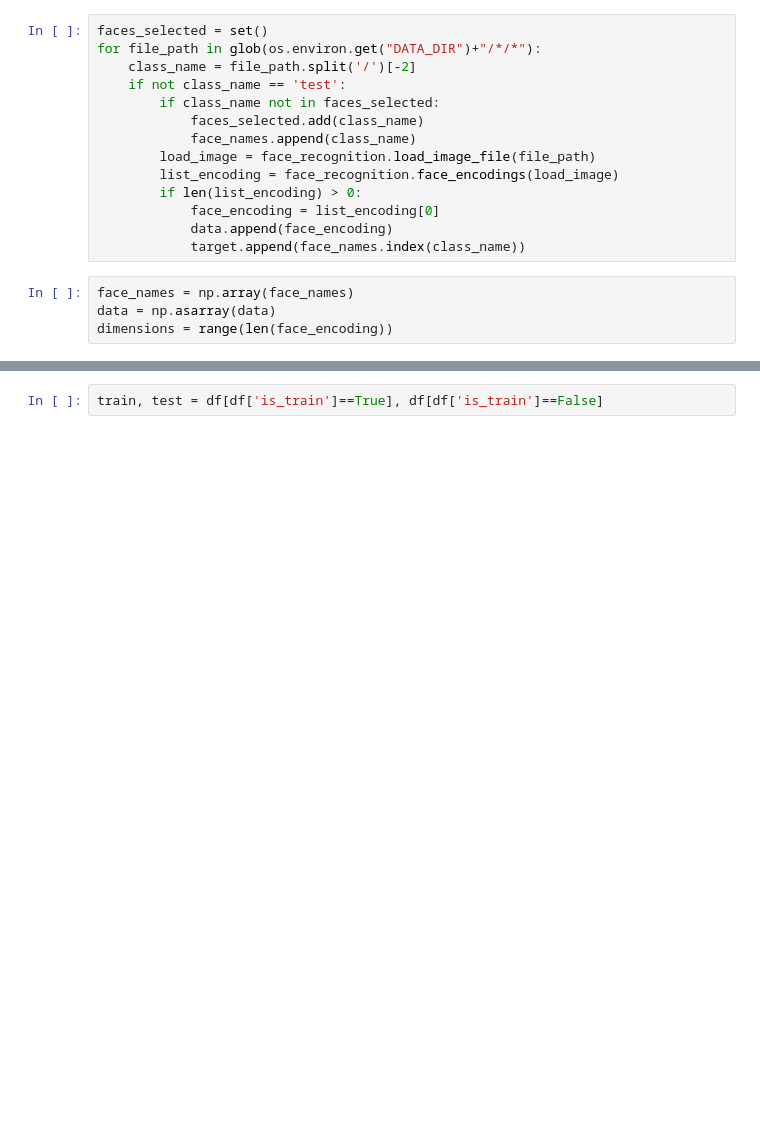
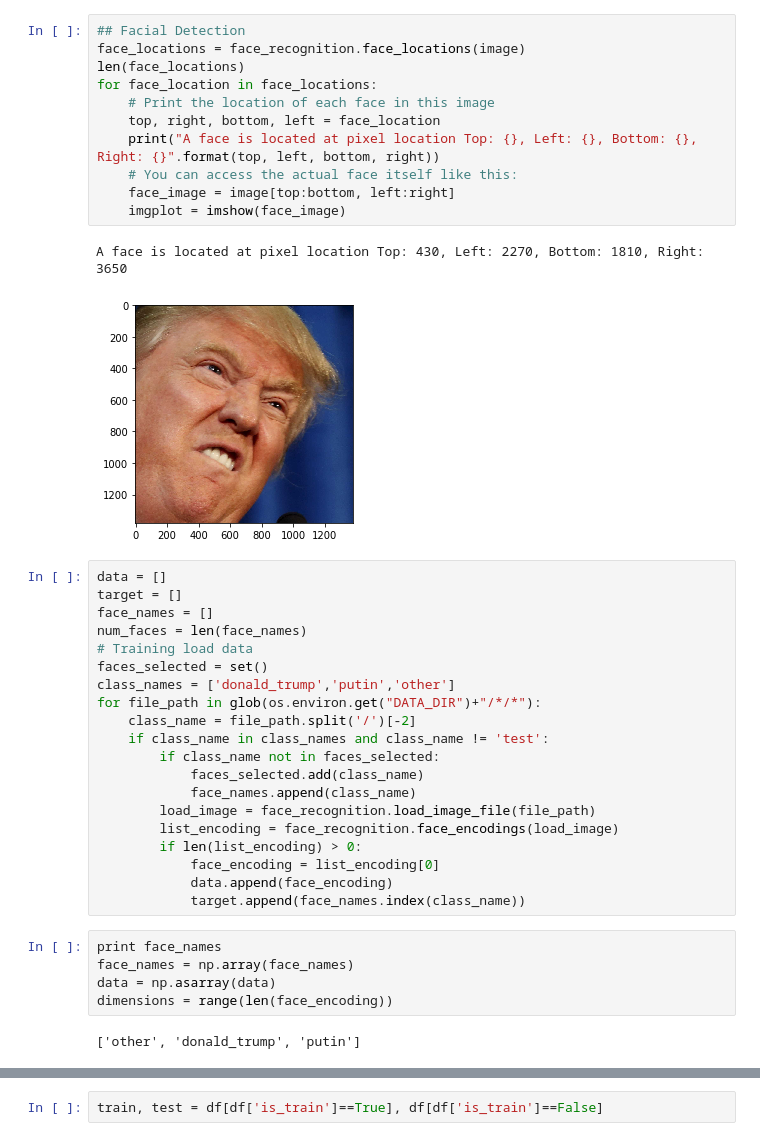
Before and after one commit to rammurthym/datmo-face-recognition, a Jupyter notebook: src/vision.ipynb, the cells around one changed output, grey strips where cells are left out. Saved outputs shown, nothing was run; the diff lists cells and outputs as text; blank space fills up the shorter version.

```diff
--- a/src/vision.ipynb
+++ b/src/vision.ipynb
@@ -16,8 +23,28 @@ num_faces = len(face_names)
+# %%
+## Facial Detection
+face_locations = face_recognition.face_locations(image)
+len(face_locations)
+for face_location in face_locations:
+    # Print the location of each face in this image
+    top, right, bottom, left = face_location
+    print("A face is located at pixel location Top: {}, Left: {}, Bottom: {}, Right: {}".format(top, left, bottom, right))
+    # You can access the actual face itself like this:
+    face_image = image[top:bottom, left:right]
+    imgplot = imshow(face_image)
+# %% [output]
+A face is located at pixel location Top: 430, Left: 2270, Bottom: 1810, Right: 3650
+[figure, added]
 # %%
+data = []
+target = []
+face_names = []
+num_faces = len(face_names)
+# Training load data
 faces_selected = set()
+class_names = ['donald_trump','putin','other']
 for file_path in glob(os.environ.get("DATA_DIR")+"/*/*"):
     class_name = file_path.split('/')[-2]
-    if not class_name == 'test':
+    if class_name in class_names and class_name != 'test':
         if class_name not in faces_selected:
             faces_selected.add(class_name)
             face_names.append(class_name)
@@ -28,9 +55,12 @@ for file_path in glob(os.environ.get("DATA_DIR")+"/*/*"):
             data.append(face_encoding)
             target.append(face_names.index(class_name))
 # %%
+print face_names
 face_names = np.array(face_names)
 data = np.asarray(data)
 dimensions = range(len(face_encoding))
+# %% [output]
+['other', 'donald_trump', 'putin']
 # %%
 df = pd.DataFrame(data, columns=dimensions)
 df['is_train'] = np.random.uniform(0, 1, len(df)) <= .60
```
Also changed, not shown: parts of 12 cells of this notebook, 18 other files.
